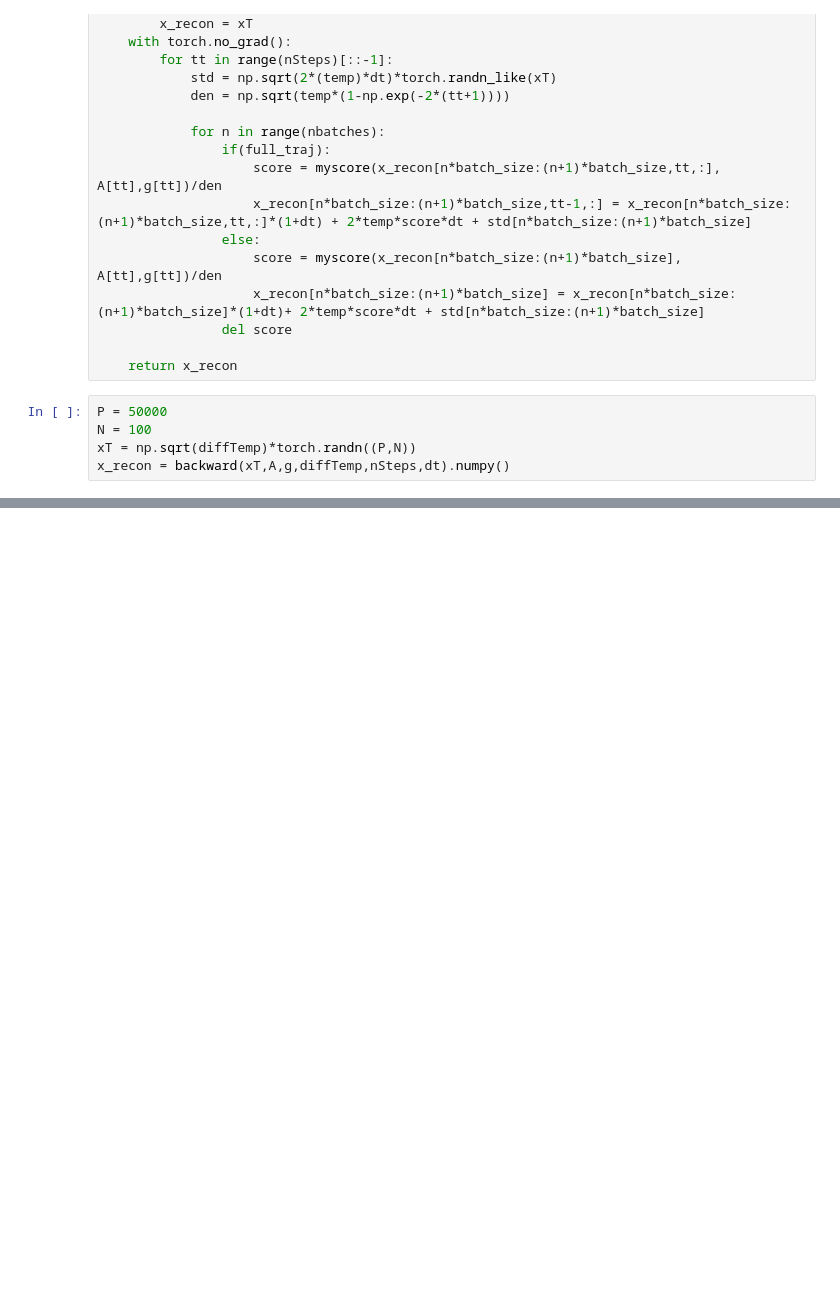
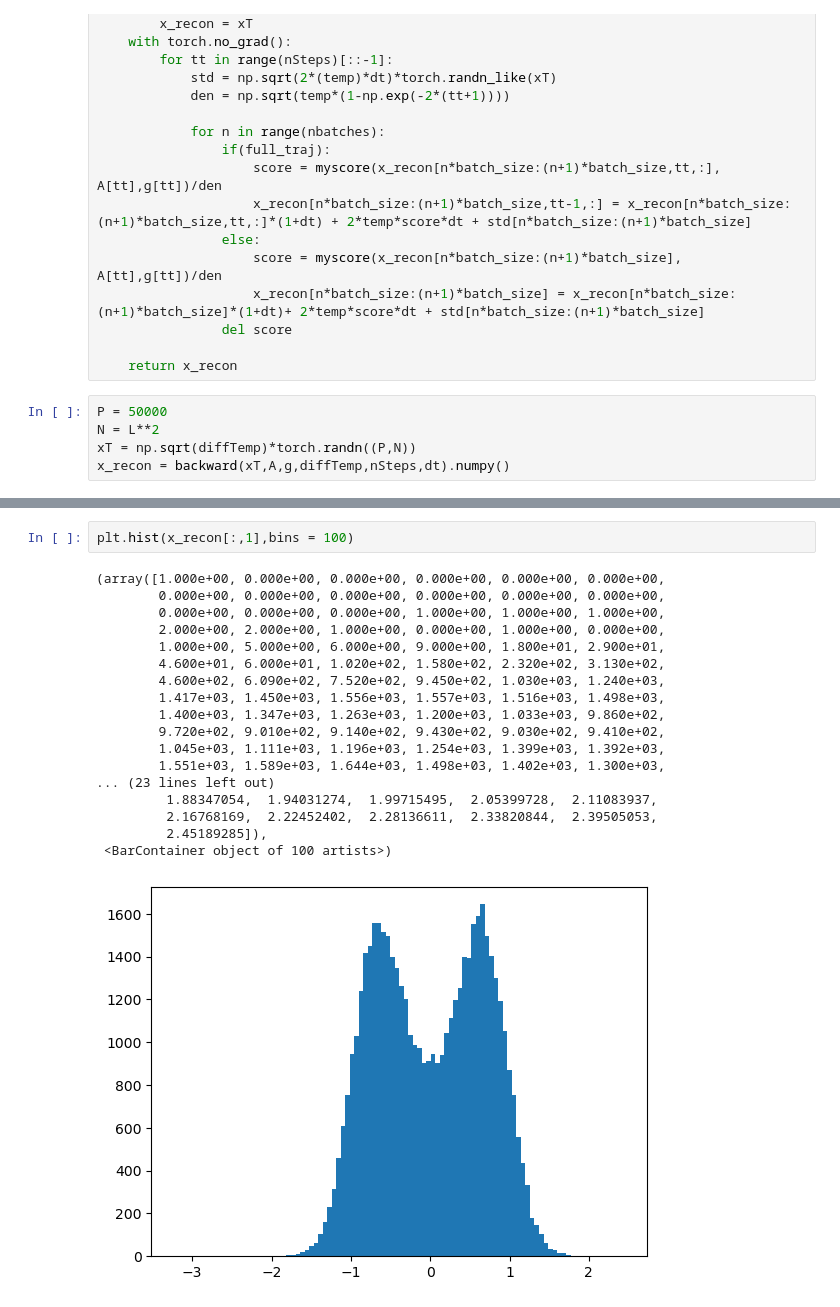
Before and after one commit to bsfn-0323/diffusion, a Jupyter notebook: gaussDiff_constraint.ipynb, the cells around one changed output, grey strips where cells are left out. Drawn from its saved outputs; the diff is of its cells as text; blank space fills up the shorter version.

```diff
--- a/gaussDiff_constraint.ipynb
+++ b/gaussDiff_constraint.ipynb
@@ -111,7 +111,7 @@ def backward(xT,A,g,temp,nSteps,dt,full_traj = False,device = "cpu"):
     return x_recon
 # %%
 P = 50000
-N = 100
+N = L**2
 xT = np.sqrt(diffTemp)*torch.randn((P,N))
 x_recon = backward(xT,A,g,diffTemp,nSteps,dt).numpy()
 # %%
@@ -128,0 +132,21 @@ ValueError: autodetected range of [nan, nan] is not finite
+# %%
+plt.hist(x_recon[:,1],bins = 100)
+# %% [output]
+(array([1.000e+00, 0.000e+00, 0.000e+00, 0.000e+00, 0.000e+00, 0.000e+00,
+        0.000e+00, 0.000e+00, 0.000e+00, 0.000e+00, 0.000e+00, 0.000e+00,
+        0.000e+00, 0.000e+00, 0.000e+00, 1.000e+00, 1.000e+00, 1.000e+00,
+        2.000e+00, 2.000e+00, 1.000e+00, 0.000e+00, 1.000e+00, 0.000e+00,
+        1.000e+00, 5.000e+00, 6.000e+00, 9.000e+00, 1.800e+01, 2.900e+01,
+        4.600e+01, 6.000e+01, 1.020e+02, 1.580e+02, 2.320e+02, 3.130e+02,
+        4.600e+02, 6.090e+02, 7.520e+02, 9.450e+02, 1.030e+03, 1.240e+03,
+        1.417e+03, 1.450e+03, 1.556e+03, 1.557e+03, 1.516e+03, 1.498e+03,
+        1.400e+03, 1.347e+03, 1.263e+03, 1.200e+03, 1.033e+03, 9.860e+02,
+        9.720e+02, 9.010e+02, 9.140e+02, 9.430e+02, 9.030e+02, 9.410e+02,
+        1.045e+03, 1.111e+03, 1.196e+03, 1.254e+03, 1.399e+03, 1.392e+03,
+        1.551e+03, 1.589e+03, 1.644e+03, 1.498e+03, 1.402e+03, 1.300e+03,
+... (23 lines left out)
+         1.88347054,  1.94031274,  1.99715495,  2.05399728,  2.11083937,
+         2.16768169,  2.22452402,  2.28136611,  2.33820844,  2.39505053,
+         2.45189285]),
+ <BarContainer object of 100 artists>)
+[figure, added]
```
Also changed, not shown: parts of 8 cells of this notebook.
